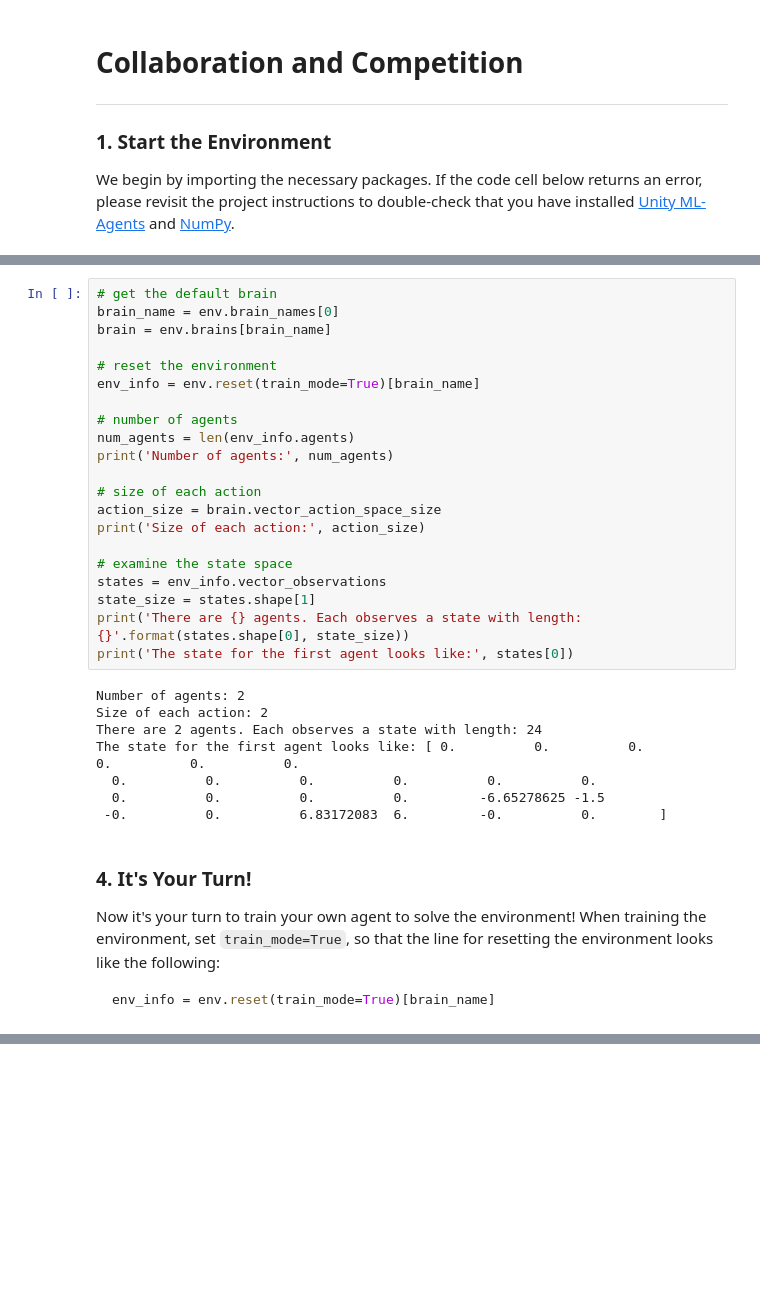
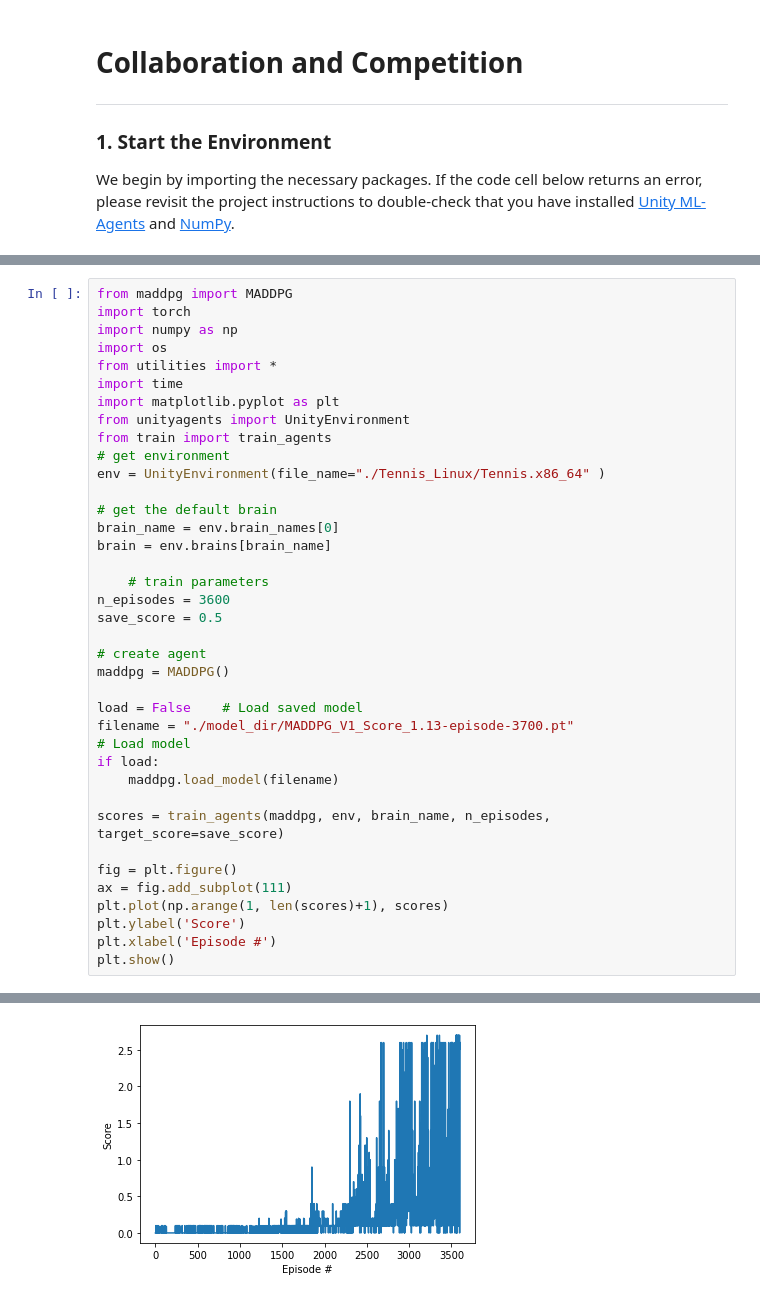
Before and after one commit to SorenRusbjerg/DRL_MADDPG_Tennis_Agent, a Jupyter notebook: Tennis.ipynb, the cells around one changed output, grey strips where cells are left out. Saved outputs shown, nothing was run; the diff lists cells and outputs as text; blank space fills up the shorter version.

Commit message:
Trim and finalize MADDPG code
Include training example in html

````diff
--- a/Tennis.ipynb
+++ b/Tennis.ipynb
@@ -54,36 +17,39 @@ Run the code cell below to print some information about the environment.
-# %%
-# get the default brain
-brain_name = env.brain_names[0]
-brain = env.brains[brain_name]
-
-# reset the environment
-env_info = env.reset(train_mode=True)[brain_name]
-
-# number of agents
-num_agents = len(env_info.agents)
-print('Number of agents:', num_agents)
-
-# size of each action
-action_size = brain.vector_action_space_size
-print('Size of each action:', action_size)
-
-# examine the state space
-states = env_info.vector_observations
-state_size = states.shape[1]
-print('There are {} agents. Each observes a state with length: {}'.format(states.shape[0], state_size))
-print('The state for the first agent looks like:', states[0])
-# %% [output]
-Number of agents: 2
-Size of each action: 2
-There are 2 agents. Each observes a state with length: 24
-The state for the first agent looks like: [ 0.          0.          0.          0.          0.          0.
-  0.          0.          0.          0.          0.          0.
-  0.          0.          0.          0.         -6.65278625 -1.5
- -0.          0.          6.83172083  6.         -0.          0.        ]
-# %% [markdown]
-### 4. It's Your Turn!
-
-Now it's your turn to train your own agent to solve the environment!  When training the environment, set `train_mode=True`, so that the line for resetting the environment looks like the following:
-```python
-env_info = env.reset(train_mode=True)[brain_name]
-```
+# %%
+from maddpg import MADDPG
+import torch
+import numpy as np
+import os
+from utilities import *
+import time
+import matplotlib.pyplot as plt
+from unityagents import UnityEnvironment
+from train import train_agents
+# get environment
+env = UnityEnvironment(file_name="./Tennis_Linux/Tennis.x86_64" )
+
+# get the default brain
+brain_name = env.brain_names[0]
+brain = env.brains[brain_name]
+
+    # train parameters
+n_episodes = 3600
+save_score = 0.5
+
+# create agent
+maddpg = MADDPG()
+
+load = False    # Load saved model
+filename = "./model_dir/MADDPG_V1_Score_1.13-episode-3700.pt"
+# Load model
+if load:
+    maddpg.load_model(filename)
+
+scores = train_agents(maddpg, env, brain_name, n_episodes, target_score=save_score)
+
+fig = plt.figure()
+ax = fig.add_subplot(111)
+plt.plot(np.arange(1, len(scores)+1), scores)
+plt.ylabel('Score')
+plt.xlabel('Episode #')
+plt.show()
+# %% [output]
@@ -89,0 +73 @@ env_info = env.reset(train_mode=True)[brain_name]
+[figure, added]
````
Also changed, not shown: parts of 10 cells of this notebook, 4 other files.
